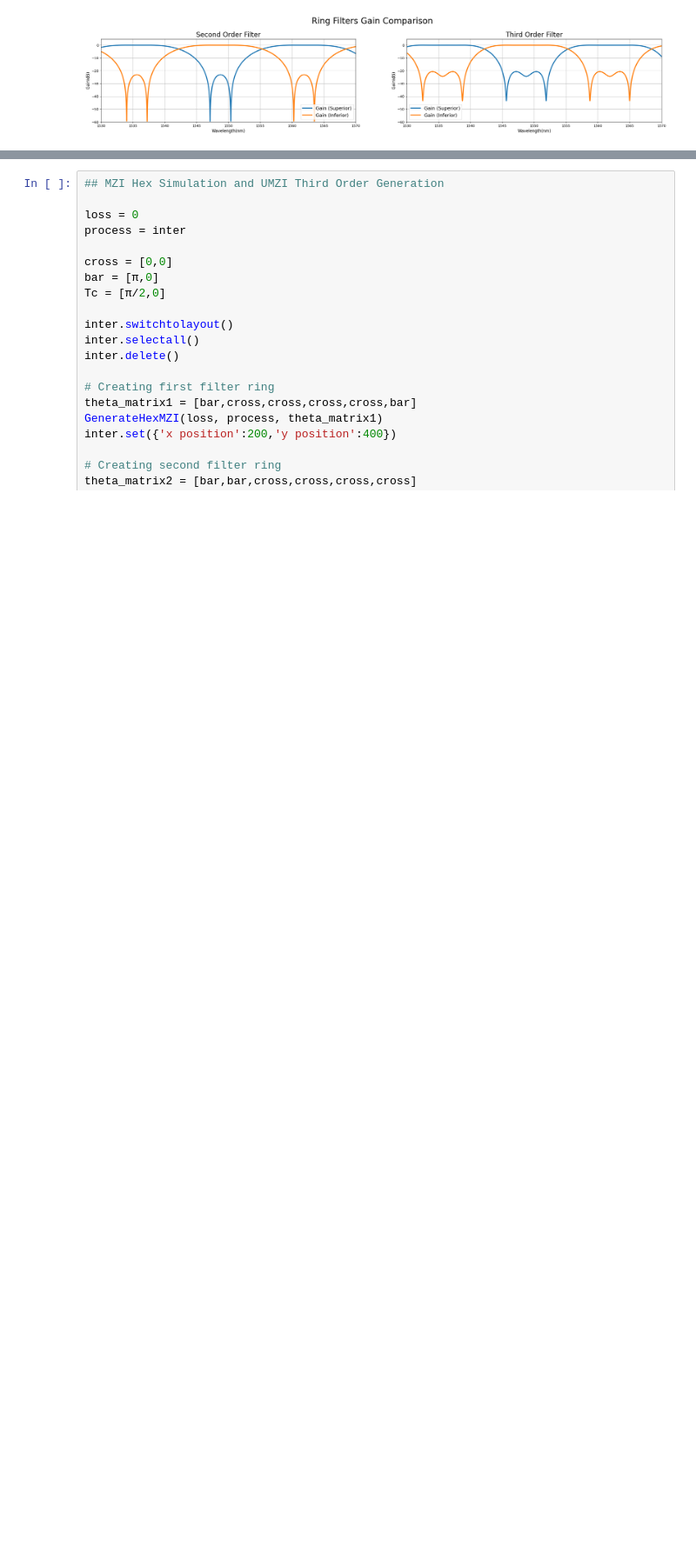
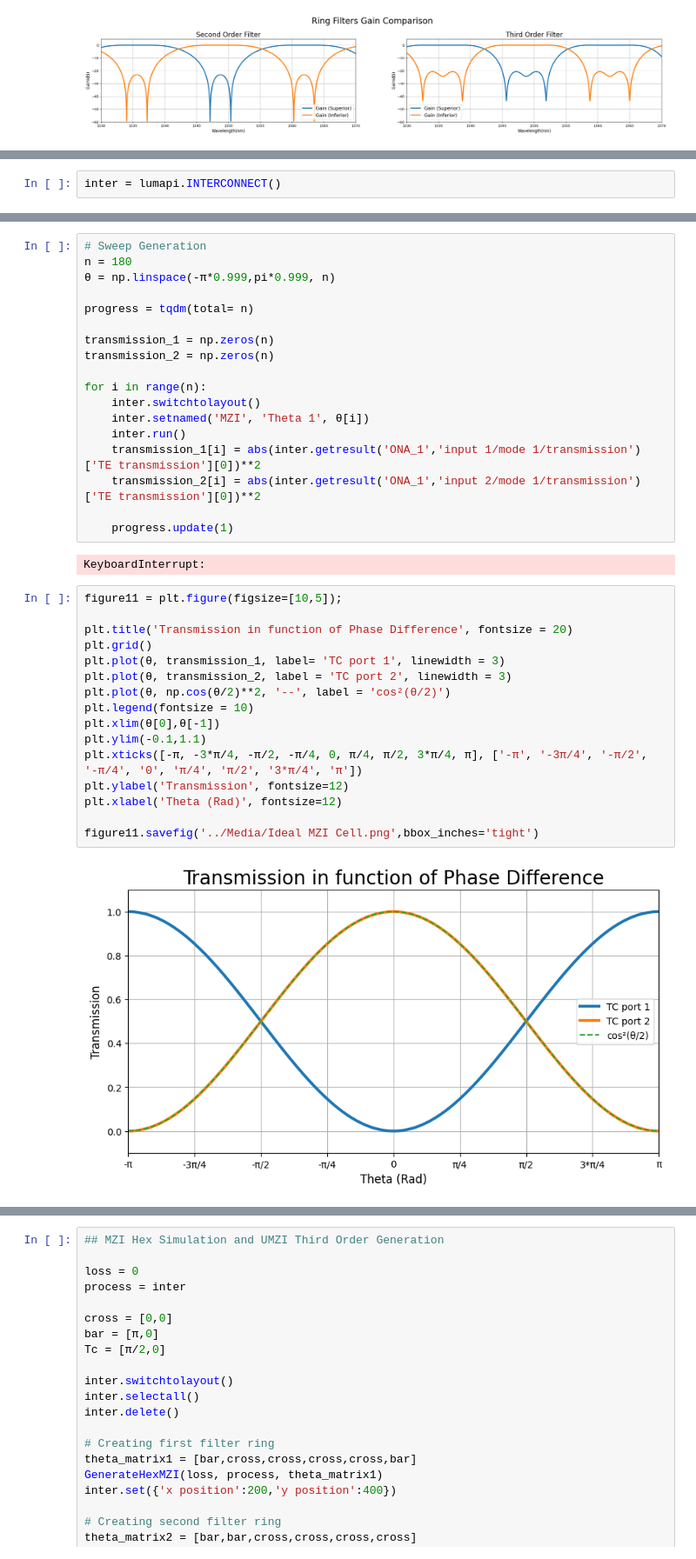
Before and after one commit to CaioRodrigues200/Programmable-Multifunctional-Circuit, a Jupyter notebook: Simulations/INTERCONNECT_Leo.ipynb, the cells around one changed output, grey strips where cells are left out. Shown at 87% size. Saved outputs shown, nothing was run; the diff lists cells and outputs as text; blank space fills up the shorter version.

```diff
--- a/Simulations/INTERCONNECT_Leo.ipynb
+++ b/Simulations/INTERCONNECT_Leo.ipynb
@@ -957,0 +960,2 @@ figure10.savefig('../Media/UMZI Results/Coupling_Coeficient_test.png', bbox_inch
+# %%
+inter = lumapi.INTERCONNECT()
@@ -957,0 +985,38 @@ figure10.savefig('../Media/UMZI Results/Coupling_Coeficient_test.png', bbox_inch
+# %%
+# Sweep Generation
+n = 180
+θ = np.linspace(-π*0.999,pi*0.999, n)
+
+progress = tqdm(total= n)
+
+transmission_1 = np.zeros(n)
+transmission_2 = np.zeros(n)
+
+for i in range(n):
+    inter.switchtolayout()
+    inter.setnamed('MZI', 'Theta 1', θ[i])
+    inter.run()
+    transmission_1[i] = abs(inter.getresult('ONA_1','input 1/mode 1/transmission')['TE transmission'][0])**2
+    transmission_2[i] = abs(inter.getresult('ONA_1','input 2/mode 1/transmission')['TE transmission'][0])**2
+
+    progress.update(1)
+# %% [output]
+KeyboardInterrupt:
+# %%
+figure11 = plt.figure(figsize=[10,5]);
+
+plt.title('Transmission in function of Phase Difference', fontsize = 20)
+plt.grid()
+plt.plot(θ, transmission_1, label= 'TC port 1', linewidth = 3)
+plt.plot(θ, transmission_2, label = 'TC port 2', linewidth = 3)
+plt.plot(θ, np.cos(θ/2)**2, '--', label = 'cos²(θ/2)')
+plt.legend(fontsize = 10)
+plt.xlim(θ[0],θ[-1])
+plt.ylim(-0.1,1.1)
+plt.xticks([-π, -3*π/4, -π/2, -π/4, 0, π/4, π/2, 3*π/4, π], ['-π', '-3π/4', '-π/2', '-π/4', '0', 'π/4', 'π/2', '3*π/4', 'π'])
+plt.ylabel('Transmission', fontsize=12)
+plt.xlabel('Theta (Rad)', fontsize=12)
+
+figure11.savefig('../Media/Ideal MZI Cell.png',bbox_inches='tight')
+# %% [output]
+[figure, added]
```
Also changed, not shown: parts of 6 cells of this notebook, 6 other files.
